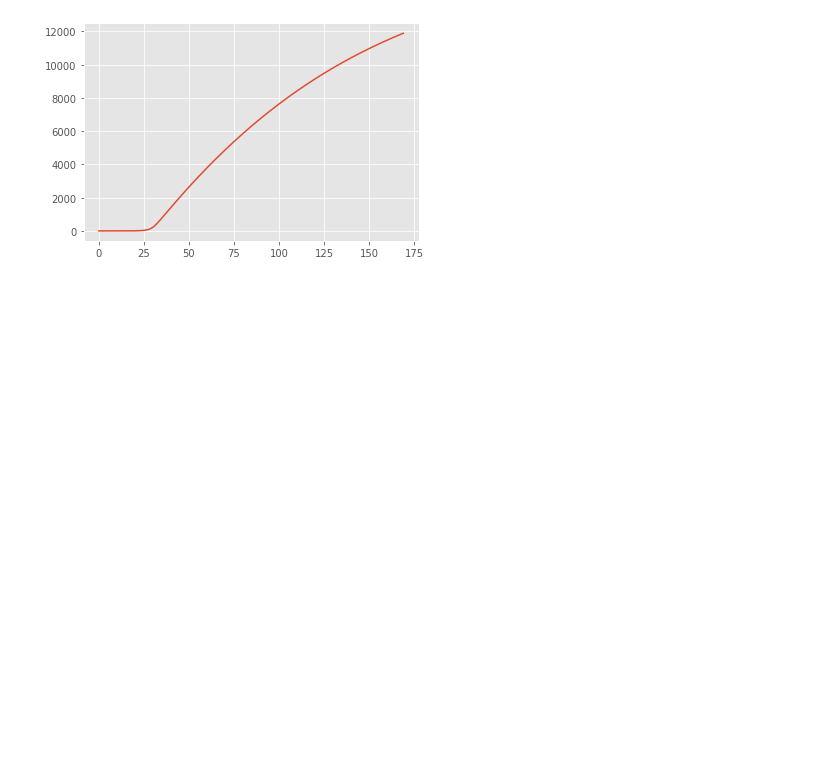
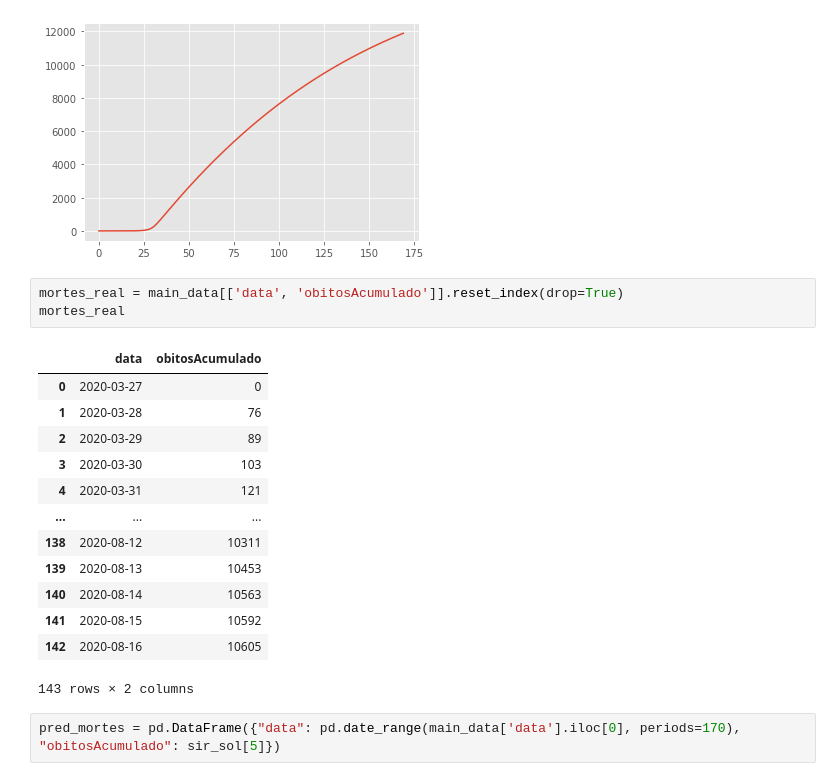
Before and after one commit to DarthFelpa/ms777, a Jupyter notebook: notebooks/simulations.ipynb, the cells around one changed output. Saved outputs shown, nothing was run; the diff lists cells and outputs as text; blank space fills up the shorter version.

```diff
--- a/notebooks/simulations.ipynb
+++ b/notebooks/simulations.ipynb
@@ -212,3 +212,22 @@ plt.plot(sir_sol[5])
 # %% [output]
 [<matplotlib.lines.Line2D at 0x...>]
 [figure]
+# %%
+mortes_real = main_data[['data', 'obitosAcumulado']].reset_index(drop=True)
+mortes_real
+# %% [output]
+|  | data | obitosAcumulado |
+| 0 | 2020-03-27 | 0 |
+| 1 | 2020-03-28 | 76 |
+| 2 | 2020-03-29 | 89 |
+| 3 | 2020-03-30 | 103 |
+| 4 | 2020-03-31 | 121 |
+| ... | ... | ... |
+| 138 | 2020-08-12 | 10311 |
+| 139 | 2020-08-13 | 10453 |
+| 140 | 2020-08-14 | 10563 |
+| 141 | 2020-08-15 | 10592 |
+| 142 | 2020-08-16 | 10605 |
+143 rows × 2 columns
+# %%
+pred_mortes = pd.DataFrame({"data": pd.date_range(main_data['data'].iloc[0], periods=170), "obitosAcumulado": sir_sol[5]})
```
Also changed, not shown: parts of 1 cell of this notebook.
